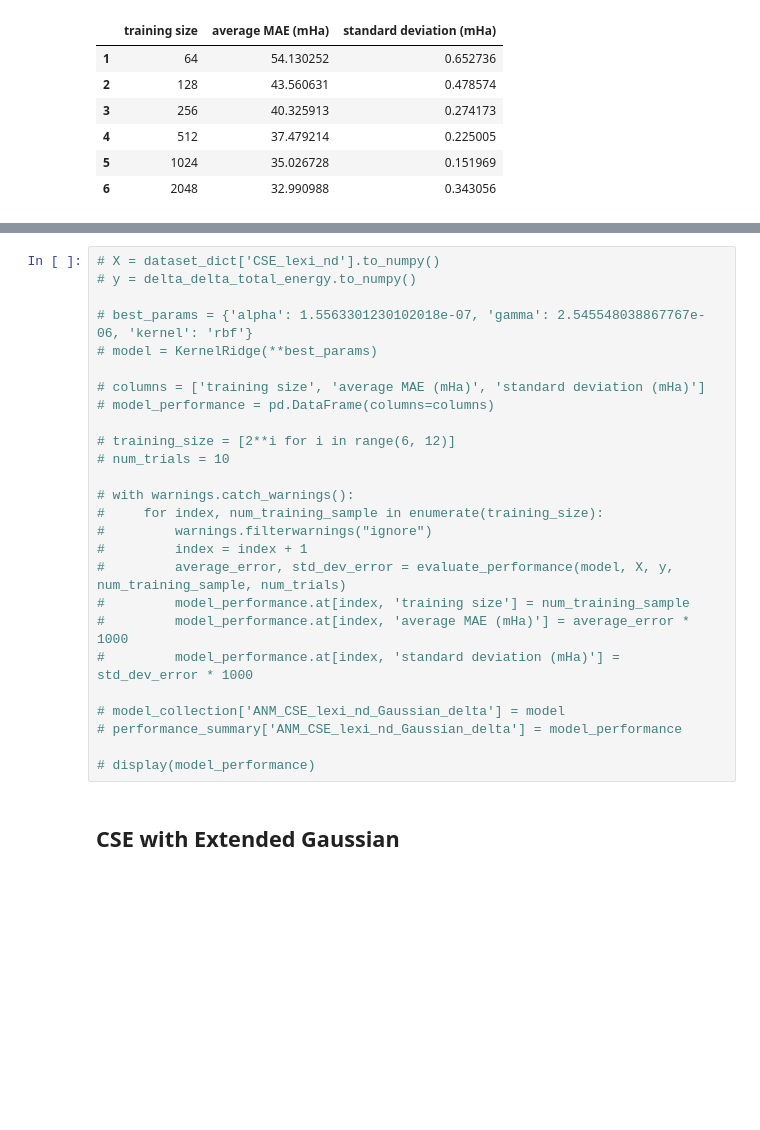
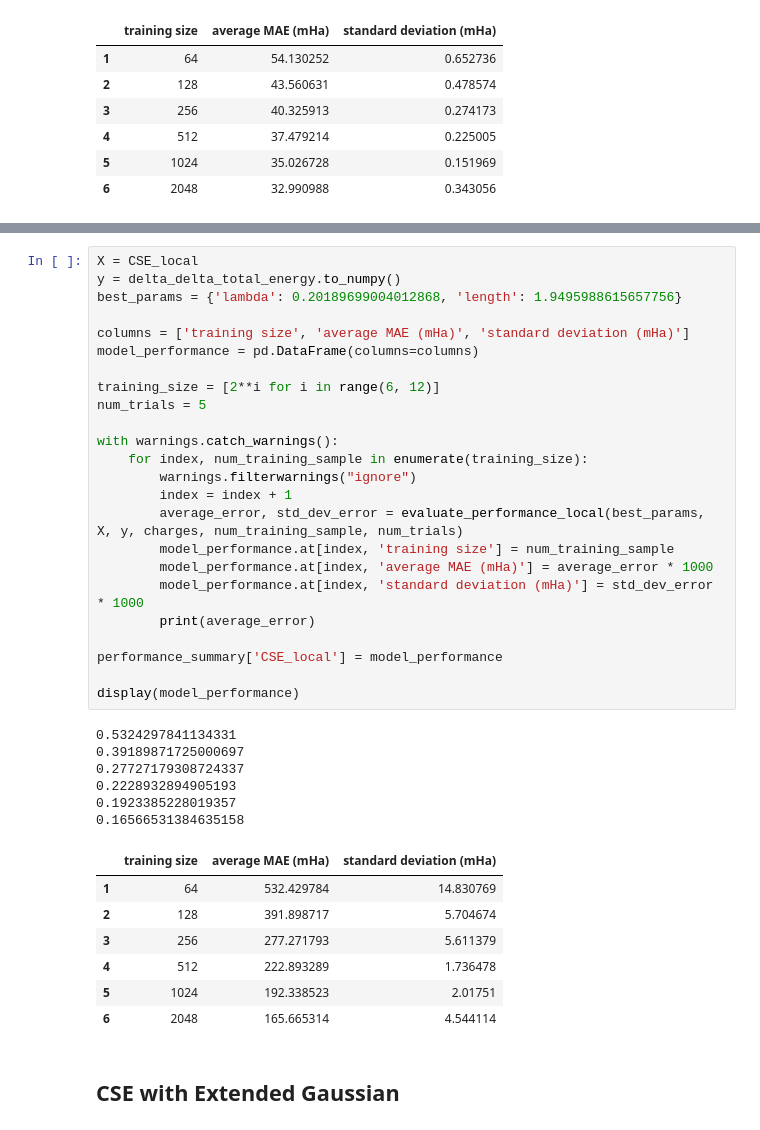
Before and after one commit to GabrielWu2004/Alchemical_Normal_Modes, a Jupyter notebook: [2]_ANM_with_coronene/main_code/performance_evaluation.ipynb, the cells around one changed output, grey strips where cells are left out. Cells and saved outputs as stored; diff of their text form; blank space fills up the shorter version.

```diff
--- a/[2]_ANM_with_coronene/main_code/performance_evaluation.ipynb
+++ b/[2]_ANM_with_coronene/main_code/performance_evaluation.ipynb
@@ -309,29 +317,41 @@ display(dataset_dict['CSE'])
 # %%
-# X = dataset_dict['CSE_lexi_nd'].to_numpy()
-# y = delta_delta_total_energy.to_numpy()
+X = CSE_local
+y = delta_delta_total_energy.to_numpy()
+best_params = {'lambda': 0.20189699004012868, 'length': 1.9495988615657756}
 
-# best_params = {'alpha': 1.5563301230102018e-07, 'gamma': 2.545548038867767e-06, 'kernel': 'rbf'}
-# model = KernelRidge(**best_params)
+columns = ['training size', 'average MAE (mHa)', 'standard deviation (mHa)']
+model_performance = pd.DataFrame(columns=columns)
 
-# columns = ['training size', 'average MAE (mHa)', 'standard deviation (mHa)']
-# model_performance = pd.DataFrame(columns=columns)
+training_size = [2**i for i in range(6, 12)]
+num_trials = 5
 
-# training_size = [2**i for i in range(6, 12)]
-# num_trials = 10
+with warnings.catch_warnings():
+    for index, num_training_sample in enumerate(training_size):
+        warnings.filterwarnings("ignore")
+        index = index + 1
+        average_error, std_dev_error = evaluate_performance_local(best_params, X, y, charges, num_training_sample, num_trials)
+        model_performance.at[index, 'training size'] = num_training_sample
+        model_performance.at[index, 'average MAE (mHa)'] = average_error * 1000
+        model_performance.at[index, 'standard deviation (mHa)'] = std_dev_error * 1000
+        print(average_error)
 
-# with warnings.catch_warnings():
-#     for index, num_training_sample in enumerate(training_size):
-#         warnings.filterwarnings("ignore")
-#         index = index + 1
-#         average_error, std_dev_error = evaluate_performance(model, X, y, num_training_sample, num_trials)
-#         model_performance.at[index, 'training size'] = num_training_sample
-#         model_performance.at[index, 'average MAE (mHa)'] = average_error * 1000
-#         model_performance.at[index, 'standard deviation (mHa)'] = std_dev_error * 1000
+performance_summary['CSE_local'] = model_performance
 
-# model_collection['ANM_CSE_lexi_nd_Gaussian_delta'] = model
-# performance_summary['ANM_CSE_lexi_nd_Gaussian_delta'] = model_performance
-
-# display(model_performance)
+display(model_performance)
+# %% [output]
+0.5324297841134331
+0.39189871725000697
+0.27727179308724337
+0.2228932894905193
+0.1923385228019357
+0.16566531384635158
+|  | training size | average MAE (mHa) | standard deviation (mHa) |
+| 1 | 64 | 532.429784 | 14.830769 |
+| 2 | 128 | 391.898717 | 5.704674 |
+| 3 | 256 | 277.271793 | 5.611379 |
+| 4 | 512 | 222.893289 | 1.736478 |
+| 5 | 1024 | 192.338523 | 2.01751 |
+| 6 | 2048 | 165.665314 | 4.544114 |
 # %% [markdown]
 ## CSE with Extended Gaussian ##
 # %%
```
Also changed, not shown: parts of 9 cells of this notebook, 11 other files.
